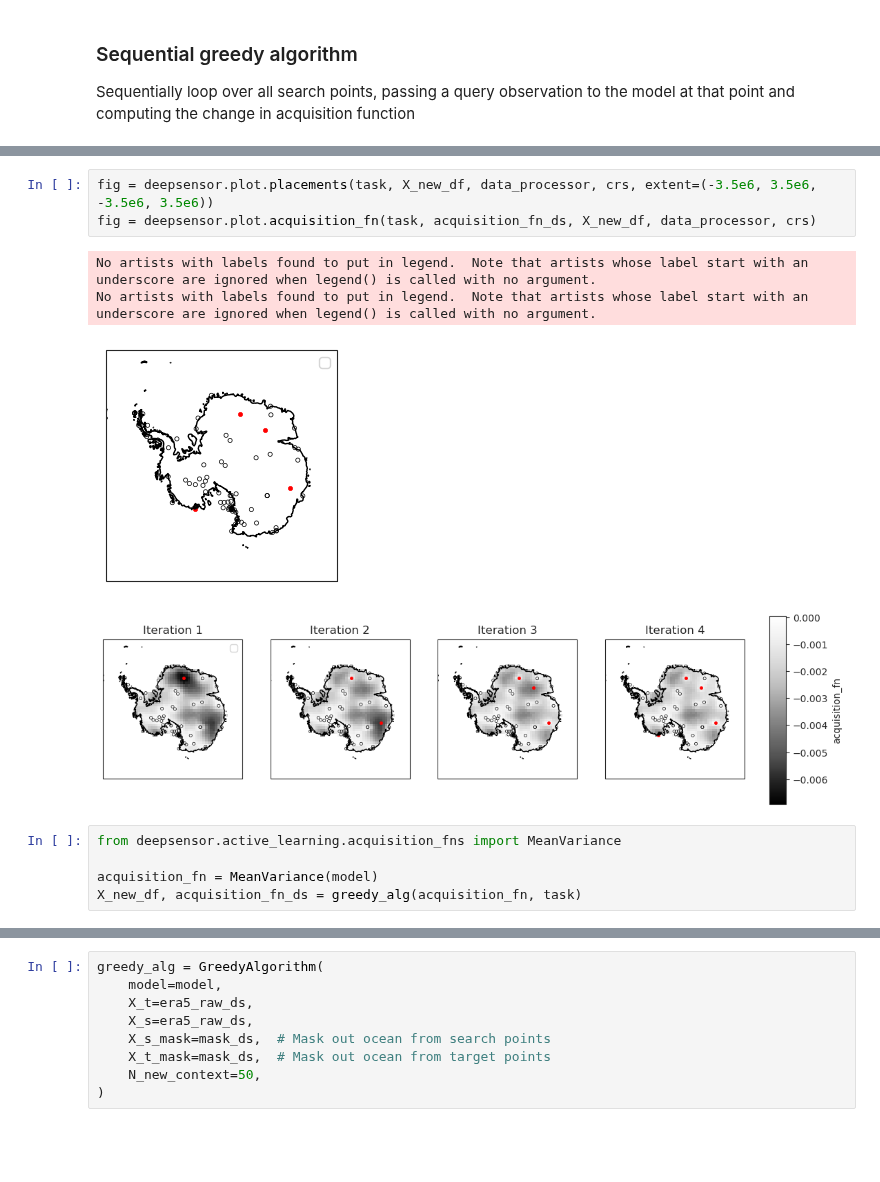
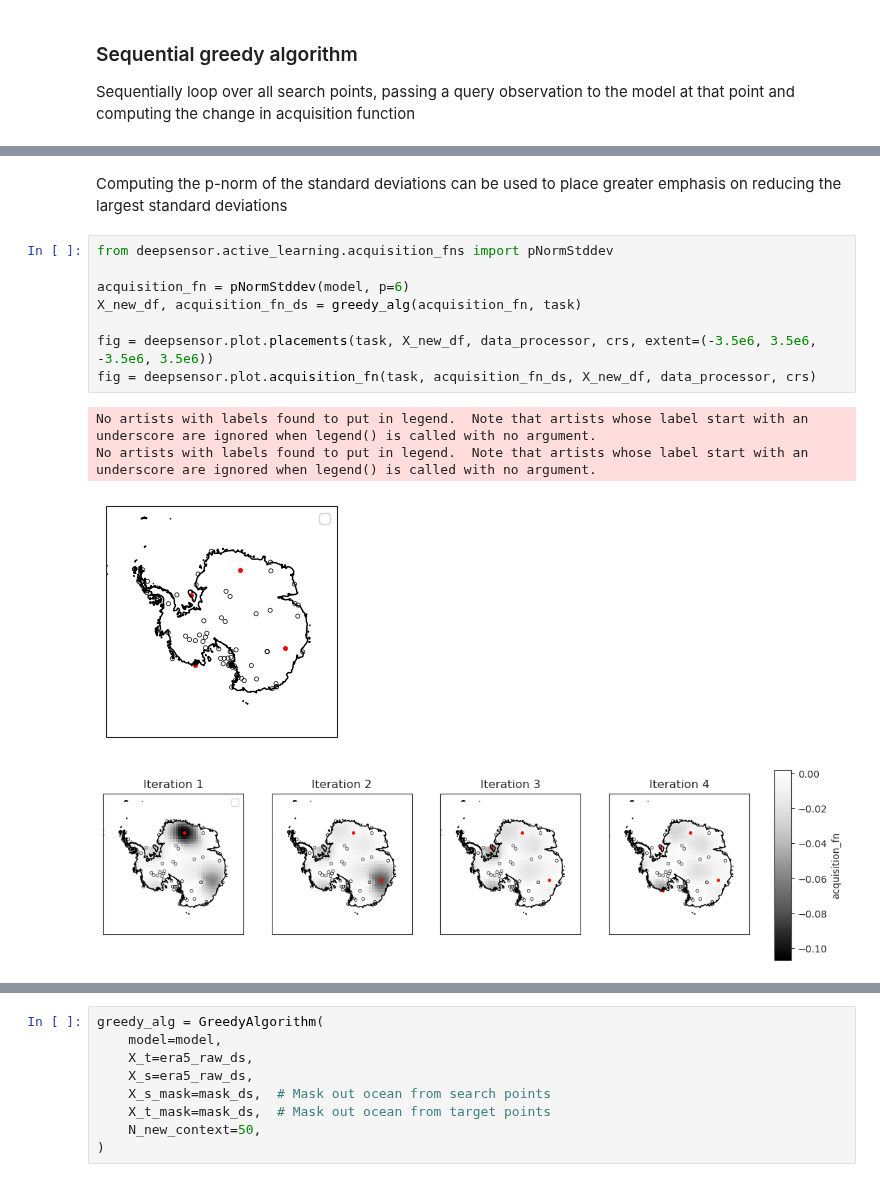
Before and after one commit to alan-turing-institute/deepsensor, a Jupyter notebook: notebooks/active_learning.ipynb, the cells around one changed output, grey strips where cells are left out. Cells and saved outputs as stored; diff of their text form; blank space fills up the shorter version.

```diff
--- a/notebooks/active_learning.ipynb
+++ b/notebooks/active_learning.ipynb
@@ -257,13 +249,15 @@ X_new_df, acquisition_fn_ds = greedy_alg(acquisition_fn, task)
+# %% [markdown]
+Computing the p-norm of the standard deviations can be used to place greater emphasis on reducing the largest standard deviations
 # %%
+from deepsensor.active_learning.acquisition_fns import pNormStddev
+
+acquisition_fn = pNormStddev(model, p=6)
+X_new_df, acquisition_fn_ds = greedy_alg(acquisition_fn, task)
+
 fig = deepsensor.plot.placements(task, X_new_df, data_processor, crs, extent=(-3.5e6, 3.5e6, -3.5e6, 3.5e6))
 fig = deepsensor.plot.acquisition_fn(task, acquisition_fn_ds, X_new_df, data_processor, crs)
 # %% [output]
 No artists with labels found to put in legend.  Note that artists whose label start with an underscore are ignored when legend() is called with no argument.
 No artists with labels found to put in legend.  Note that artists whose label start with an underscore are ignored when legend() is called with no argument.
-[figure, old version]
+[figure, new version]
-[figure, old version]
+[figure, new version]
-# %%
-from deepsensor.active_learning.acquisition_fns import MeanVariance
-
-acquisition_fn = MeanVariance(model)
-X_new_df, acquisition_fn_ds = greedy_alg(acquisition_fn, task)
```
Also changed, not shown: parts of 30 cells of this notebook.
